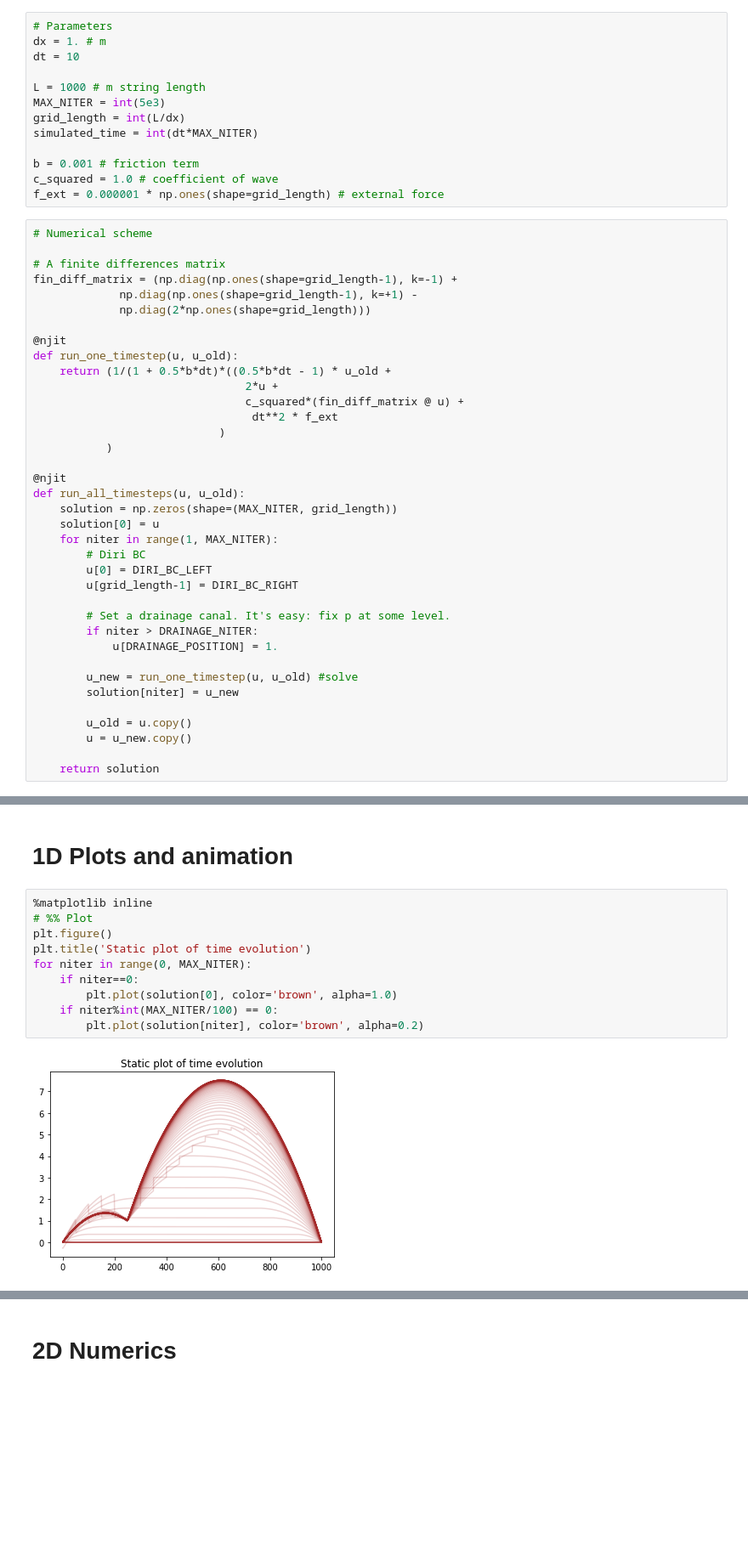
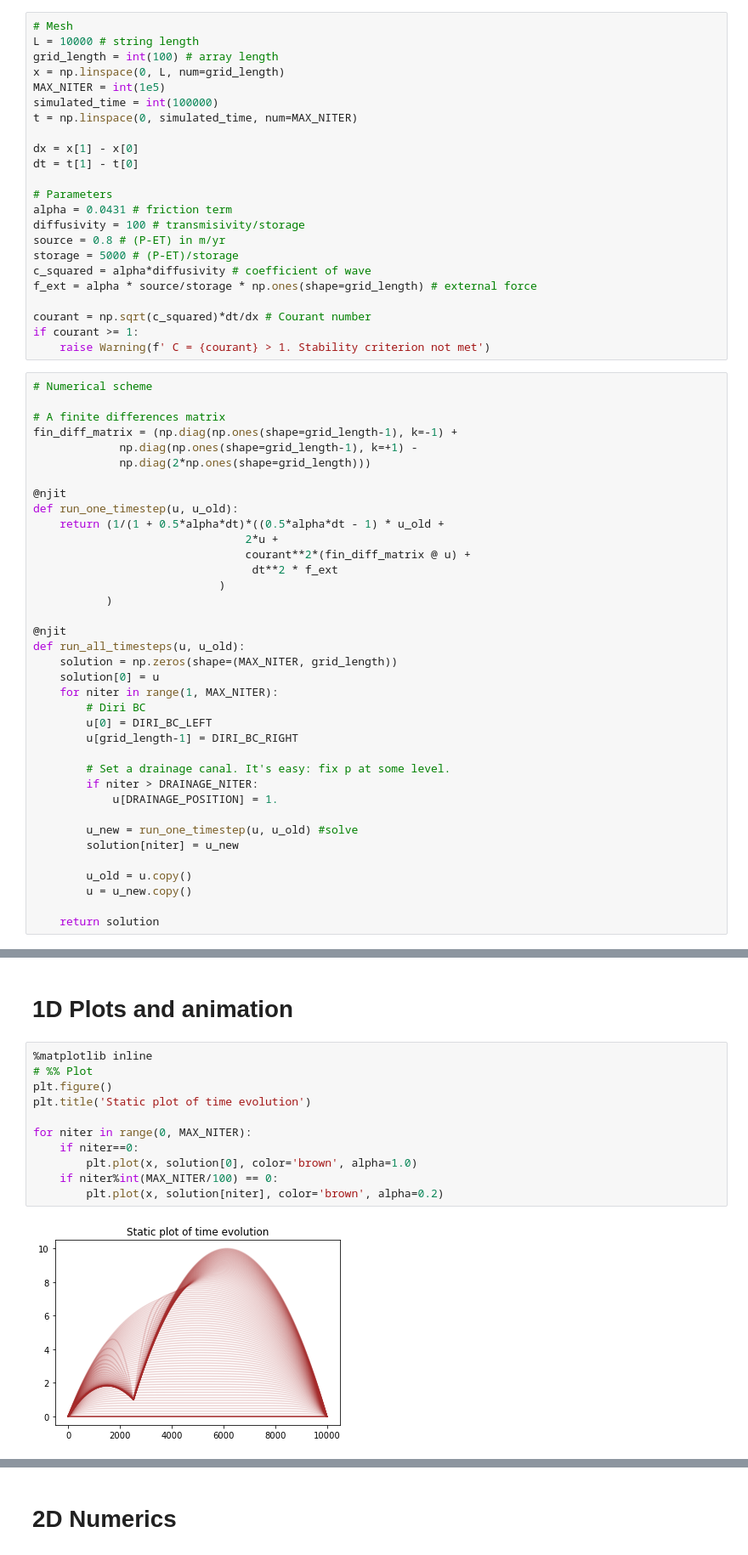
Before and after one commit to Txart/subsi_wave, a Jupyter notebook: subsi_wave.ipynb, the cells around one changed output, grey strips where cells are left out. Shown at 85% size. Saved outputs shown, nothing was run; the diff lists cells and outputs as text; blank space fills up the shorter version.

```diff
--- a/subsi_wave.ipynb
+++ b/subsi_wave.ipynb
@@ -29,18 +29,28 @@ where $b$ is the friction term and $f_{ext}$ is an external force that drives th
   Very simple numerical scheme for the solution of the wave equation, given by eq. (23) of
   http://hplgit.github.io/INF5620/doc/notes/wave-sphinx/main_wave.html
 # %%
+# Mesh
+L = 10000 # string length
+grid_length = int(100) # array length
+x = np.linspace(0, L, num=grid_length)
+MAX_NITER = int(1e5)
+simulated_time = int(100000)
+t = np.linspace(0, simulated_time, num=MAX_NITER)
+
+dx = x[1] - x[0]
+dt = t[1] - t[0]
+
 # Parameters
-dx = 1. # m
-dt = 10
+alpha = 0.0431 # friction term
+diffusivity = 100 # transmisivity/storage
+source = 0.8 # (P-ET) in m/yr
+storage = 5000 # (P-ET)/storage
+c_squared = alpha*diffusivity # coefficient of wave
+f_ext = alpha * source/storage * np.ones(shape=grid_length) # external force
 
-L = 1000 # m string length
-MAX_NITER = int(5e3)
-grid_length = int(L/dx)
-simulated_time = int(dt*MAX_NITER)
-
-b = 0.001 # friction term
-c_squared = 1.0 # coefficient of wave
-f_ext = 0.000001 * np.ones(shape=grid_length) # external force
+courant = np.sqrt(c_squared)*dt/dx # Courant number
+if courant >= 1:
+    raise Warning(f' C = {courant} > 1. Stability criterion not met')
 # %%
 # Numerical scheme
 
@@ -51,9 +61,9 @@ fin_diff_matrix = (np.diag(np.ones(shape=grid_length-1), k=-1) +
 
 @njit
 def run_one_timestep(u, u_old):
-    return (1/(1 + 0.5*b*dt)*((0.5*b*dt - 1) * u_old +
+    return (1/(1 + 0.5*alpha*dt)*((0.5*alpha*dt - 1) * u_old +
                                 2*u +
-                                c_squared*(fin_diff_matrix @ u) +
+                                courant**2*(fin_diff_matrix @ u) +
                                  dt**2 * f_ext
                             )
            )
@@ -104,15 +117,16 @@ solution = run_all_timesteps(u, u_old) # This is the solution
 # %%
 %matplotlib inline
 # %% Plot
 plt.figure()
 plt.title('Static plot of time evolution')
+
 for niter in range(0, MAX_NITER):
     if niter==0:
-        plt.plot(solution[0], color='brown', alpha=1.0)
+        plt.plot(x, solution[0], color='brown', alpha=1.0)
     if niter%int(MAX_NITER/100) == 0:
-        plt.plot(solution[niter], color='brown', alpha=0.2)
+        plt.plot(x, solution[niter], color='brown', alpha=0.2)
 # %% [output]
-[figure, old version]
+[figure, new version]
 # %%
 # %% Animate
 from matplotlib.animation import FuncAnimation
```
Also changed, not shown: parts of 7 cells of this notebook, 1 other file.
